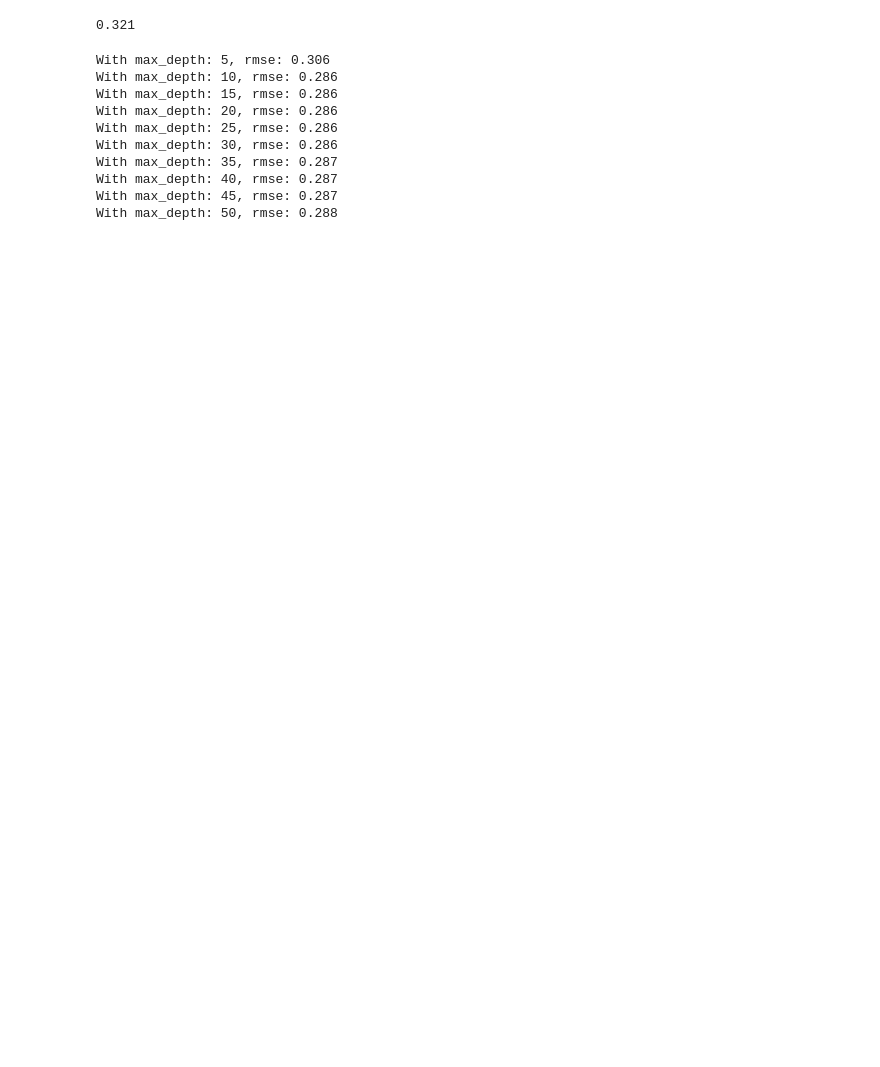
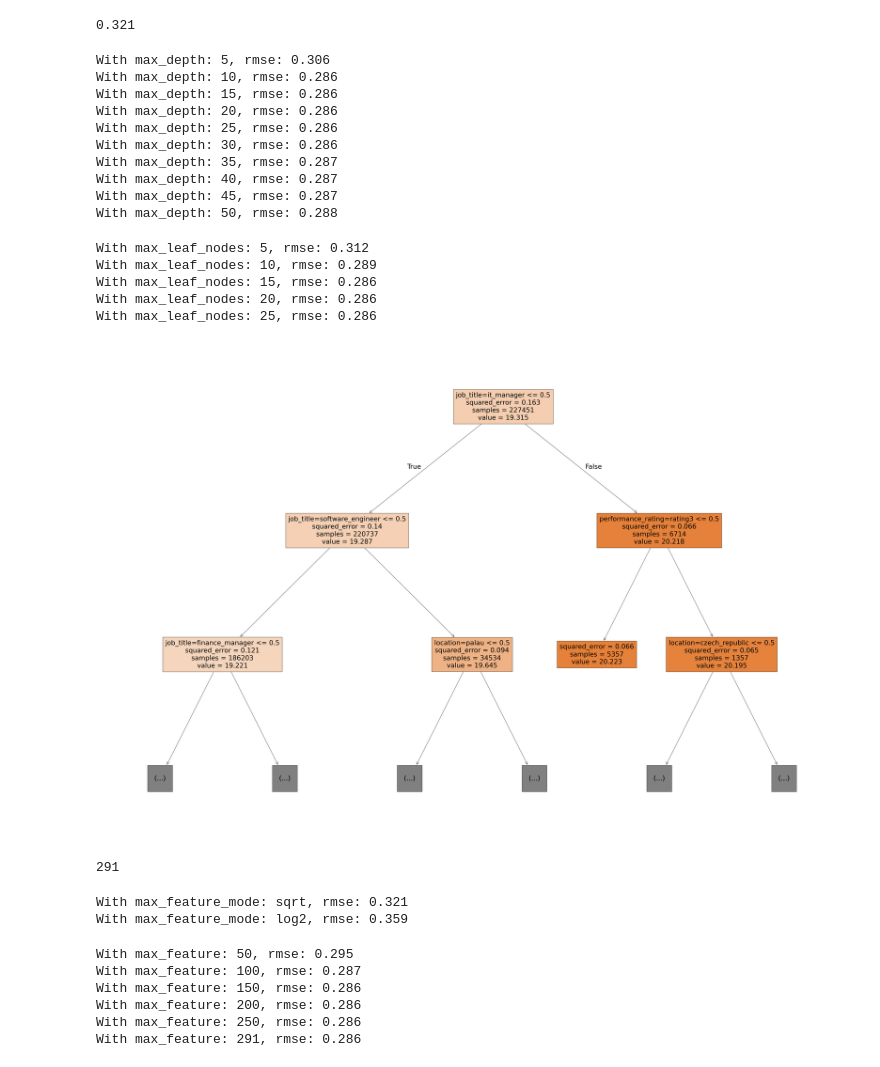
Before and after one commit to lamsaoco/PhanML, a Jupyter notebook: Midterm_Project/train_random_forest_regressor.ipynb, the cells around one changed output. Cells and saved outputs as stored; diff of their text form; code cells hidden in the pictures; blank space fills up the shorter version.

Commit message:
Update new train

```diff
--- a/Midterm_Project/train_random_forest_regressor.ipynb
+++ b/Midterm_Project/train_random_forest_regressor.ipynb
@@ -61,3 +63,32 @@ With max_depth: 35, rmse: 0.287
 With max_depth: 40, rmse: 0.287
 With max_depth: 45, rmse: 0.287
 With max_depth: 50, rmse: 0.288
+# %%
+# As shown in the results above, max_depth = 10 to 30 are the same. I will choose the smallest one for tuning with max_leaf_nodes
+scores_with_mln = []
+
+for mln in np.arange(5, 26, 5):
+    rf = RandomForestRegressor(n_estimators=45, max_depth=10, max_leaf_nodes=mln, random_state=42, n_jobs=-1)
+    rf.fit(X_train, y_train)
+    y_pred = rf.predict(X_val)
+    score = round(root_mean_squared_error(y_val, y_pred),3)
+    scores_with_mln.append((mln, score))
+    print(f'With max_leaf_nodes: {mln}, rmse: {score}')
+# %% [output]
+With max_leaf_nodes: 5, rmse: 0.312
+With max_leaf_nodes: 10, rmse: 0.289
+With max_leaf_nodes: 15, rmse: 0.286
+With max_leaf_nodes: 20, rmse: 0.286
+With max_leaf_nodes: 25, rmse: 0.286
+# %%
+# Now let see how my tree look like
+from sklearn.tree import plot_tree
+import matplotlib.pyplot as plt
+
+estimator = rf.estimators_[0]
+
+plt.figure(figsize=(60,40))
+plot_tree(estimator, filled=True, max_depth=2, feature_names=dv.get_feature_names_out().tolist(), class_names=True)
+plt.show()
+# %% [output]
+[figure, added]
@@ -63,0 +99,31 @@ With max_depth: 50, rmse: 0.288
+# %%
+len(feature_names)
+# %% [output]
+291
+# %%
+for mf in ['sqrt', 'log2']:
+    rf = RandomForestRegressor(n_estimators=45, max_depth=10, max_leaf_nodes=15, max_features=mf, random_state=42, n_jobs=-1)
+    rf.fit(X_train, y_train)
+    y_pred = rf.predict(X_val)
+    score = round(root_mean_squared_error(y_val, y_pred),3)
+    print(f'With max_feature_mode: {mf}, rmse: {score}')
+# %% [output]
+With max_feature_mode: sqrt, rmse: 0.321
+With max_feature_mode: log2, rmse: 0.359
+# %%
+scores_with_mf = []
+
+for mf in [50, 100, 150, 200, 250, 291]:
+    rf = RandomForestRegressor(n_estimators=45, max_depth=10, max_leaf_nodes=15, max_features=mf, random_state=42, n_jobs=-1)
+    rf.fit(X_train, y_train)
+    y_pred = rf.predict(X_val)
+    score = round(root_mean_squared_error(y_val, y_pred),3)
+    scores_with_mf.append((mf, score))
+    print(f'With max_feature: {mf}, rmse: {score}')
+# %% [output]
+With max_feature: 50, rmse: 0.295
+With max_feature: 100, rmse: 0.287
+With max_feature: 150, rmse: 0.286
+With max_feature: 200, rmse: 0.286
+With max_feature: 250, rmse: 0.286
+With max_feature: 291, rmse: 0.286
```
Also changed, not shown: parts of 7 cells of this notebook, 1 other file.
